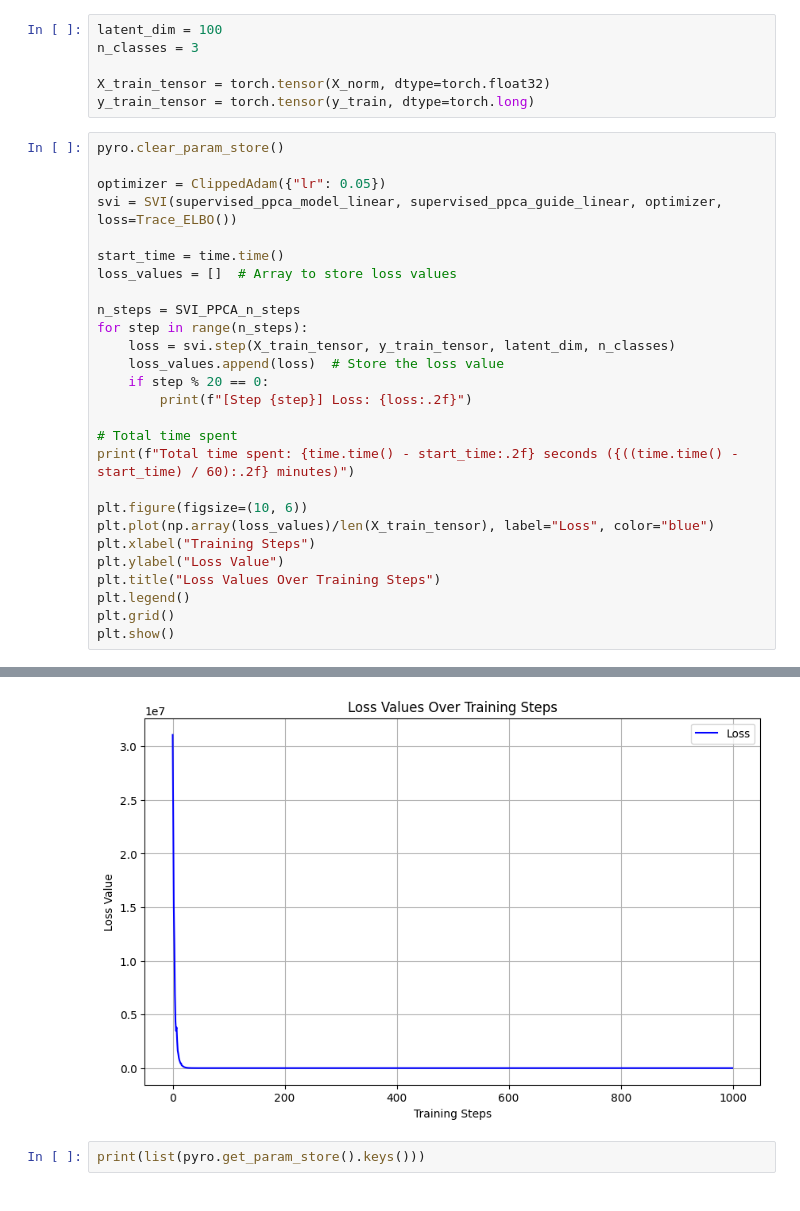
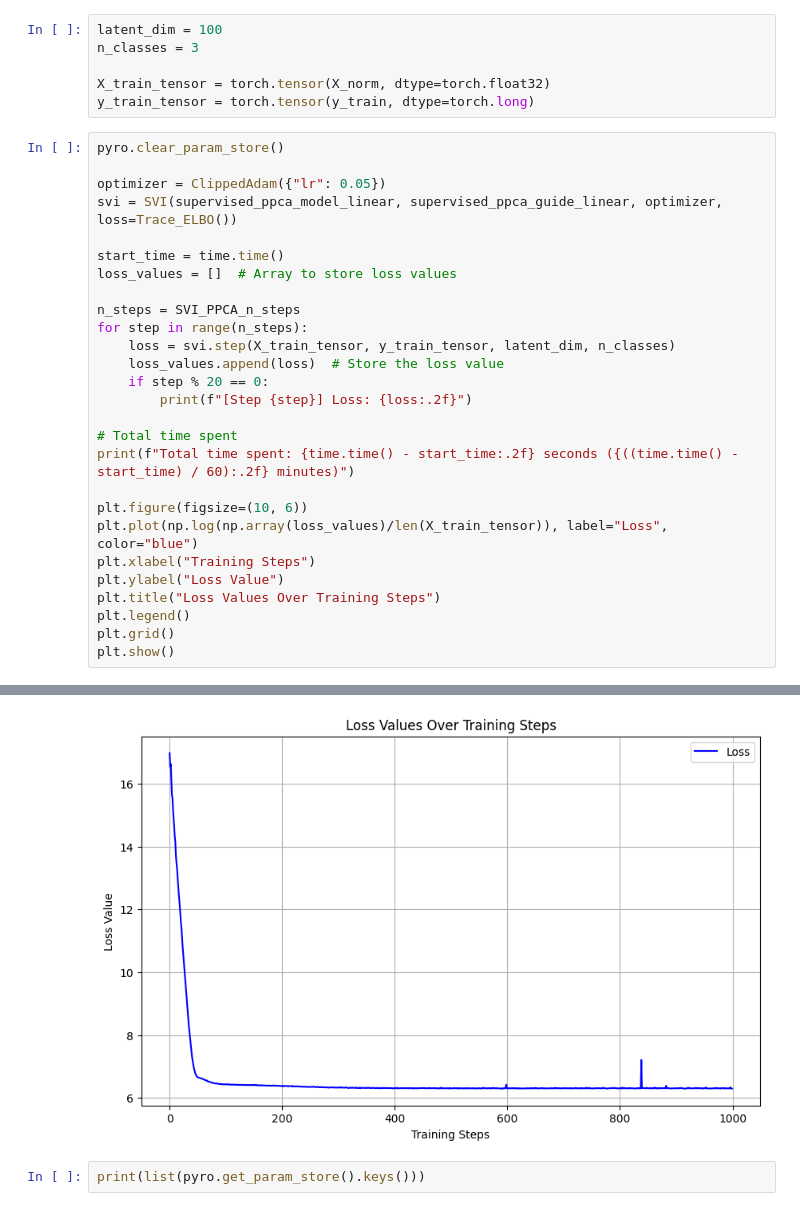
Before and after one commit to Richlogger/42186-Model-Based-ML-Project, a Jupyter notebook: PPCA_ARD.ipynb, the cells around one changed output, grey strips where cells are left out. Saved outputs shown, nothing was run; the diff lists cells and outputs as text.

```diff
--- a/PPCA_ARD.ipynb
+++ b/PPCA_ARD.ipynb
@@ -420,7 +420,7 @@ for step in range(n_steps):
 print(f"Total time spent: {time.time() - start_time:.2f} seconds ({((time.time() - start_time) / 60):.2f} minutes)")
 
 plt.figure(figsize=(10, 6))
-plt.plot(np.array(loss_values)/len(X_train_tensor), label="Loss", color="blue")
+plt.plot(np.log(np.array(loss_values)/len(X_train_tensor)), label="Loss", color="blue")
 plt.xlabel("Training Steps")
 plt.ylabel("Loss Value")
 plt.title("Loss Values Over Training Steps")
@@ -448,4 +448,4 @@ Total time spent: 27.07 seconds (0.45 minutes)
-[figure, old version]
+[figure, new version]
 # %%
 print(list(pyro.get_param_store().keys()))
 # %% [output]
```
Also changed, not shown: parts of 10 cells of this notebook.
